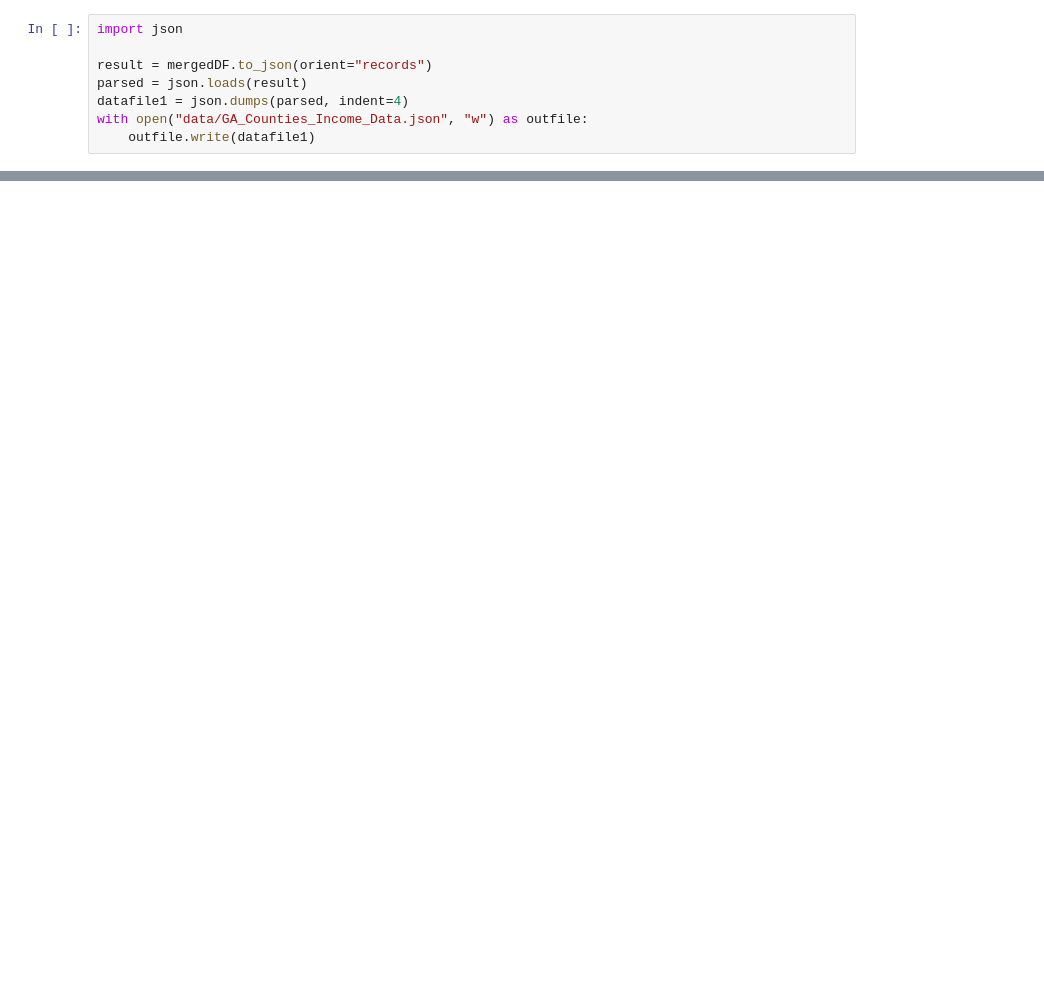
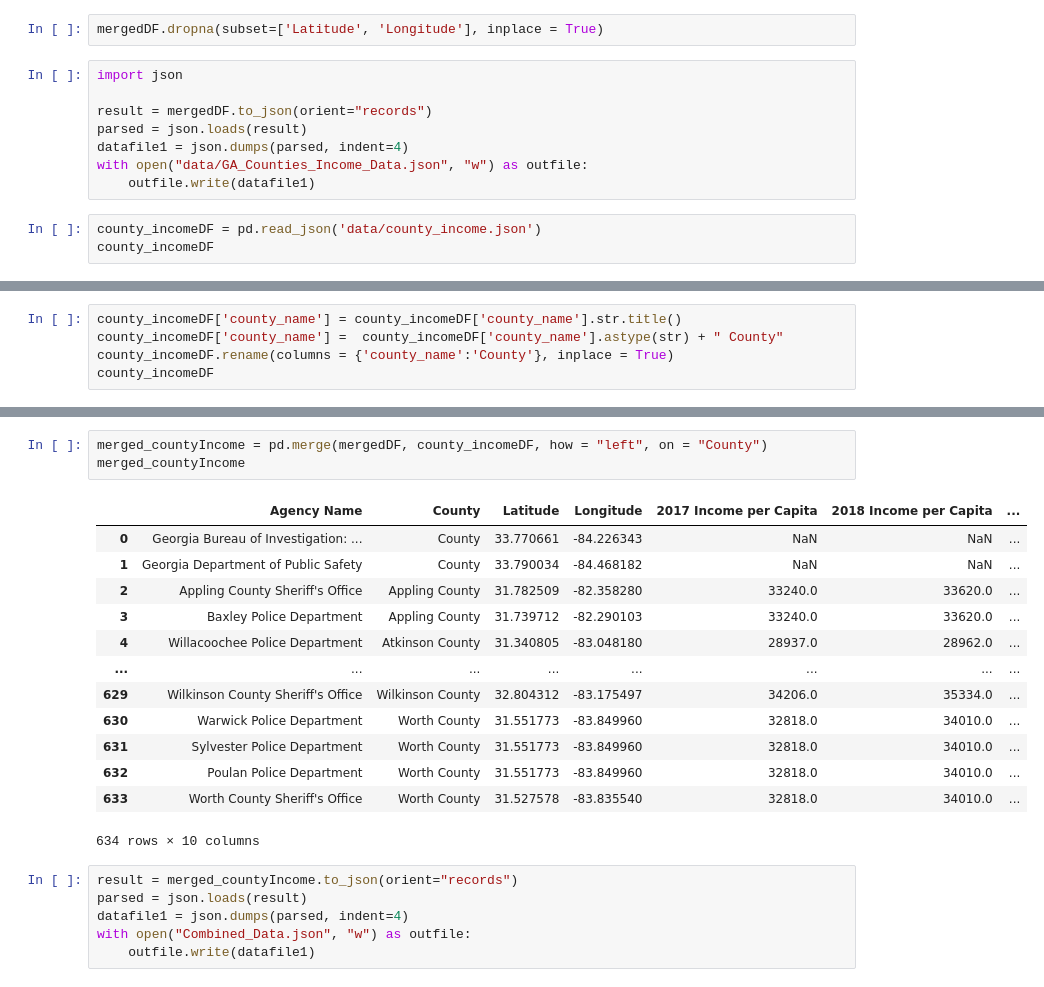
Before and after one commit to joh10935/Georgia-Crime-Map, a Jupyter notebook: CrimeAgencyData.ipynb, the cells around one changed output, grey strips where cells are left out. Drawn from its saved outputs; the diff is of its cells as text; blank space fills up the shorter version.

Commit message:
updated to add income and county ID

```diff
--- a/CrimeAgencyData.ipynb
+++ b/CrimeAgencyData.ipynb
@@ -156,6 +156,8 @@ mergedDF
 | 655 | Poulan Police Department | Worth County | 31.551773 | -83.849960 | 32818.0 | 34010.0 | ... |
 | 656 | Worth County Sheriff's Office | Worth County | 31.527578 | -83.835540 | 32818.0 | 34010.0 | ... |
 657 rows × 8 columns
+# %%
+mergedDF.dropna(subset=['Latitude', 'Longitude'], inplace = True)
 # %%
 import json
 
@@ -164,3 +166,6 @@ parsed = json.loads(result)
 datafile1 = json.dumps(parsed, indent=4)
 with open("data/GA_Counties_Income_Data.json", "w") as outfile:
     outfile.write(datafile1)
+# %%
+county_incomeDF = pd.read_json('data/county_income.json')
+county_incomeDF
@@ -166,0 +186,5 @@ with open("data/GA_Counties_Income_Data.json", "w") as outfile:
+# %%
+county_incomeDF['county_name'] = county_incomeDF['county_name'].str.title()
+county_incomeDF['county_name'] =  county_incomeDF['county_name'].astype(str) + " County"
+county_incomeDF.rename(columns = {'county_name':'County'}, inplace = True)
+county_incomeDF
@@ -166,0 +205,23 @@ with open("data/GA_Counties_Income_Data.json", "w") as outfile:
+# %%
+merged_countyIncome = pd.merge(mergedDF, county_incomeDF, how = "left", on = "County")
+merged_countyIncome
+# %% [output]
+|  | Agency Name | County | Latitude | Longitude | 2017 Income per Capita | 2018 Income per Capita | ... |
+| 0 | Georgia Bureau of Investigation: ... | County | 33.770661 | -84.226343 | NaN | NaN | ... |
+| 1 | Georgia Department of Public Safety | County | 33.790034 | -84.468182 | NaN | NaN | ... |
+| 2 | Appling County Sheriff's Office | Appling County | 31.782509 | -82.358280 | 33240.0 | 33620.0 | ... |
+| 3 | Baxley Police Department | Appling County | 31.739712 | -82.290103 | 33240.0 | 33620.0 | ... |
+| 4 | Willacoochee Police Department | Atkinson County | 31.340805 | -83.048180 | 28937.0 | 28962.0 | ... |
+| ... | ... | ... | ... | ... | ... | ... | ... |
+| 629 | Wilkinson County Sheriff's Office | Wilkinson County | 32.804312 | -83.175497 | 34206.0 | 35334.0 | ... |
+| 630 | Warwick Police Department | Worth County | 31.551773 | -83.849960 | 32818.0 | 34010.0 | ... |
+| 631 | Sylvester Police Department | Worth County | 31.551773 | -83.849960 | 32818.0 | 34010.0 | ... |
+| 632 | Poulan Police Department | Worth County | 31.551773 | -83.849960 | 32818.0 | 34010.0 | ... |
+| 633 | Worth County Sheriff's Office | Worth County | 31.527578 | -83.835540 | 32818.0 | 34010.0 | ... |
+634 rows × 10 columns
+# %%
+result = merged_countyIncome.to_json(orient="records")
+parsed = json.loads(result)
+datafile1 = json.dumps(parsed, indent=4)
+with open("Combined_Data.json", "w") as outfile:
+    outfile.write(datafile1)
```
Also changed, not shown: parts of 3 cells of this notebook.
